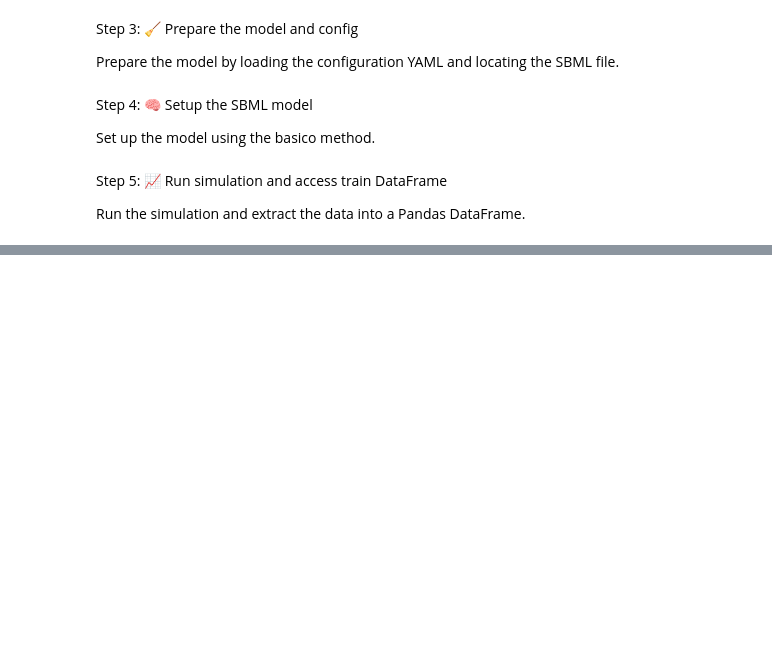
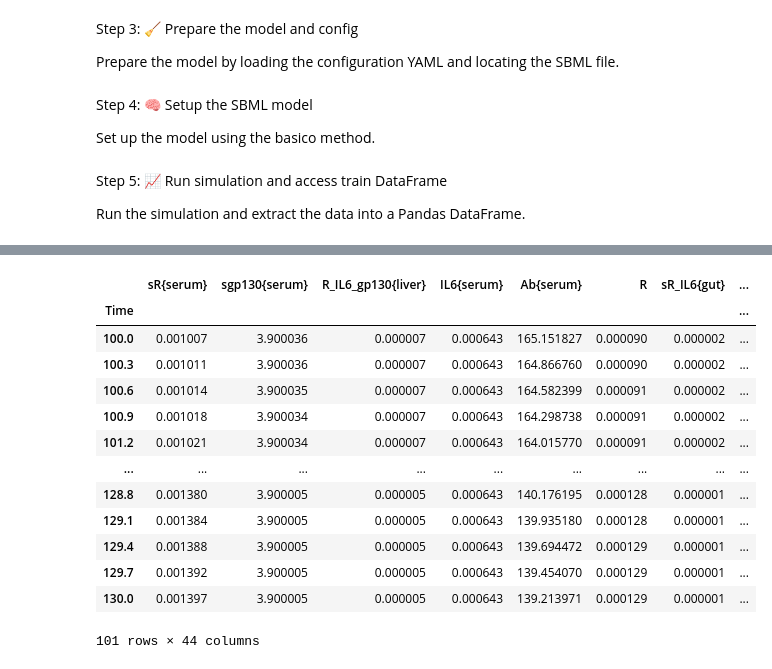
Before and after one commit to VirtualPatientEngine/VPELeaderboard, a Jupyter notebook: docs/notebooks/sbml_dataloader.ipynb, the cells around one changed output, grey strips where cells are left out. Cells and saved outputs as stored; diff of their text form; code cells hidden in the pictures; blank space fills up the shorter version.

Commit message:
updation of jupiter file of sbml_dataloader

```diff
--- a/docs/notebooks/sbml_dataloader.ipynb
+++ b/docs/notebooks/sbml_dataloader.ipynb
@@ -55,0 +62,24 @@ train_df.head()
+# %%
+# Load the dataloader
+train_loader = module.val_dataloader()
+
+# Extract the DataFrame directly from the dataset
+train_df = train_loader.dataset.data
+
+# Show simulation preview
+train_df
+# %% [output]
+|  | sR{serum} | sgp130{serum} | R_IL6_gp130{liver} | IL6{serum} | Ab{serum} | R | sR_IL6{gut} | ... |
+| Time |  |  |  |  |  |  |  | ... |
+| 100.0 | 0.001007 | 3.900036 | 0.000007 | 0.000643 | 165.151827 | 0.000090 | 0.000002 | ... |
+| 100.3 | 0.001011 | 3.900036 | 0.000007 | 0.000643 | 164.866760 | 0.000090 | 0.000002 | ... |
+| 100.6 | 0.001014 | 3.900035 | 0.000007 | 0.000643 | 164.582399 | 0.000091 | 0.000002 | ... |
+| 100.9 | 0.001018 | 3.900034 | 0.000007 | 0.000643 | 164.298738 | 0.000091 | 0.000002 | ... |
+| 101.2 | 0.001021 | 3.900034 | 0.000007 | 0.000643 | 164.015770 | 0.000091 | 0.000002 | ... |
+| ... | ... | ... | ... | ... | ... | ... | ... | ... |
+| 128.8 | 0.001380 | 3.900005 | 0.000005 | 0.000643 | 140.176195 | 0.000128 | 0.000001 | ... |
+| 129.1 | 0.001384 | 3.900005 | 0.000005 | 0.000643 | 139.935180 | 0.000128 | 0.000001 | ... |
+| 129.4 | 0.001388 | 3.900005 | 0.000005 | 0.000643 | 139.694472 | 0.000129 | 0.000001 | ... |
+| 129.7 | 0.001392 | 3.900005 | 0.000005 | 0.000643 | 139.454070 | 0.000129 | 0.000001 | ... |
+| 130.0 | 0.001397 | 3.900005 | 0.000005 | 0.000643 | 139.213971 | 0.000129 | 0.000001 | ... |
+101 rows × 44 columns
```
Also changed, not shown: parts of 2 cells of this notebook, 1 other file.
